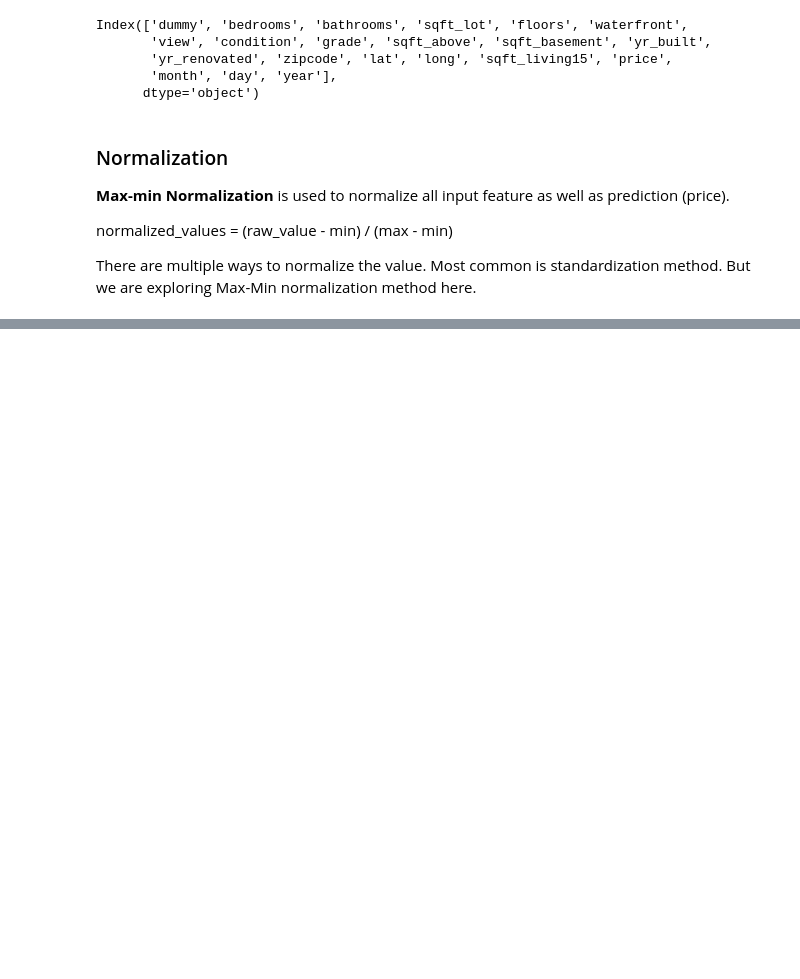
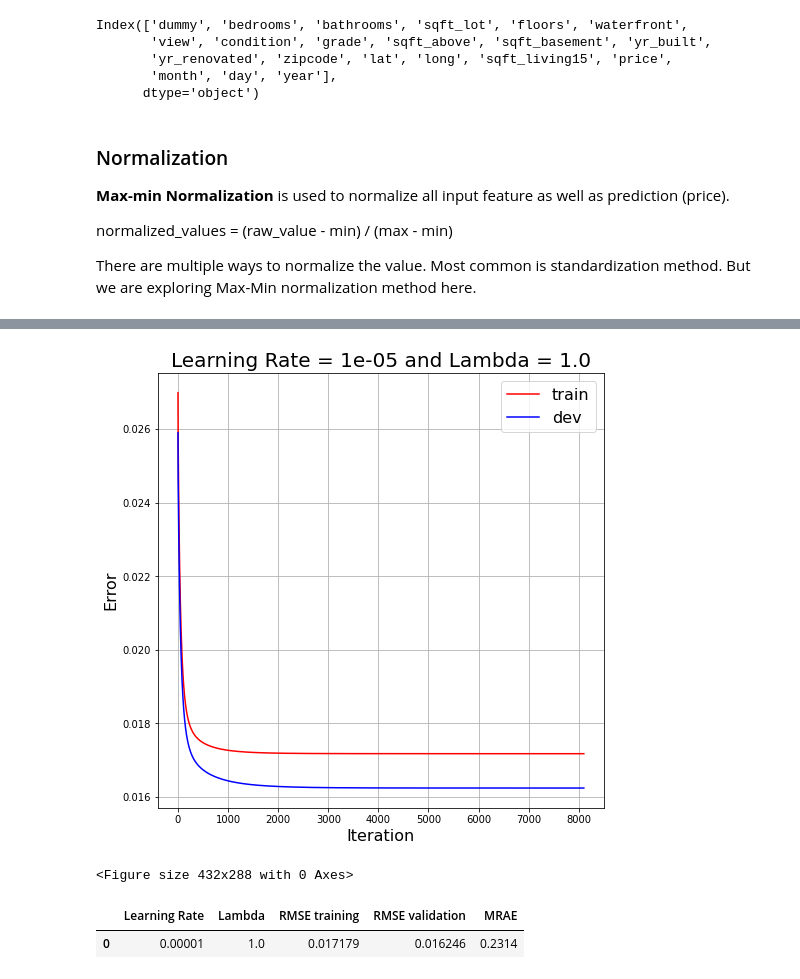
Before and after one commit to satishsolanki1990/House-Price-Prediction, a Jupyter notebook: LearningRate_Regularization_Tuning .ipynb, the cells around one changed output, grey strips where cells are left out. Cells and saved outputs as stored; diff of their text form; code cells hidden in the pictures; blank space fills up the shorter version.

```diff
--- a/LearningRate_Regularization_Tuning .ipynb
+++ b/LearningRate_Regularization_Tuning .ipynb
@@ -243,34 +264,25 @@ part2_d = pd.DataFrame(abs(part2_w_table.iloc[:,1:]).sum())
 # %%
-def learn_part_3(train,dev,gamma,max_it):
+def learn_part3(train,dev,gamma,max_it,lambdA):
     y = np.transpose(np.array(train.price,ndmin=2))
-    X = np.array(train.drop('price',axis=1))
+    X = np.array(train.drop(['price','normalized_price'],axis=1))
     N = X.shape[0]
     d = X.shape[1]
     w = np.random.rand(d,1)
-
     norm_grad = 100
-    SSE = []
-    SSE_dev = []
+    RMSE_train = []
+    RMSE_dev = []
     c = 0
     while (norm_grad > eps) & (c < max_it):
         error = X.dot(w) - y
-        grad = 2*np.transpose(X).dot(error)
+        grad = 2*np.transpose(X).dot(error) + 2*lambdA*w
         norm_grad = np.linalg.norm(grad)
         w -= gamma*grad
-        SSE.append(np.linalg.norm(X.dot(w) - y)**2)
+        RMSE_train.append(np.linalg.norm(X.dot(w) - y)/N)
         c += 1
         # SSE validation :
         y_dev = np.transpose(np.array(dev.price,ndmin=2))
         X_dev = np.array(dev.drop('price',axis=1))
-        SSE_dev.append(np.linalg.norm(X_dev.dot(w) - y_dev)**2)
+        RMSE_dev.append(np.linalg.norm(X_dev.dot(w) - y_dev)/N)
+    MRAE = np.round((pd.Series(((X_dev.dot(w)) - y_dev)[:,0]).map(abs)/dev.price).mean(),4)
 
-    return (w,SSE,c,SSE_dev)
+    return (w,RMSE_train,c,RMSE_dev,MRAE)
-# %%
-max_it = 10000
-gammas = [1,0,1e-3,1e-6,1e-9,1e-15]
-SSEt = []
-SSEv = []
-for gamma in gammas:
-    temp = learn_part_3(train_raw,dev_raw,gamma,max_it)
-    SSEt.append(temp[1])
-    SSEv.append(temp[3])
@@ -306,0 +289,28 @@ test.predicted_price = np.where(test.predicted_price < 0.5,0.5,test.predicted_pr
+# %%
+max_it = 10000
+gammas = 1e-5
+lambdA =1.0
+
+w,RMSE_train,c,RMSE_dev,MRAE = learn_part3(train,dev,gamma,max_it,lambdA)
+
+plt.figure(figsize=(8,8))
+plt.title('Learning Rate = '+str(gamma)+' and Lambda = '+str(lambdA), fontsize=20)
+plt.plot(RMSE_train,'-r',label='train')
+plt.plot(RMSE_dev,'-b',label='dev')
+plt.xlabel('Iteration',fontsize=16)
+plt.ylabel('Error',fontsize=16)
+plt.legend(fontsize=16)
+plt.grid(True)
+plt.show()
+
+plt.savefig('./images/learning_curve_raw.png')
+# %% [output]
+[figure, added]
+<Figure size 432x288 with 0 Axes>
+# %%
+results = pd.DataFrame({'Learning Rate':gamma,'Lambda':lambdA,' RMSE training ':RMSE_train[-1],
+             ' RMSE validation ':RMSE_dev[-1],' MRAE ':MRAE},index=[0])
+results
+# %% [output]
+|  | Learning Rate | Lambda | RMSE training | RMSE validation | MRAE |
+| 0 | 0.00001 | 1.0 | 0.017179 | 0.016246 | 0.2314 |
```
Also changed, not shown: parts of 30 cells of this notebook.
